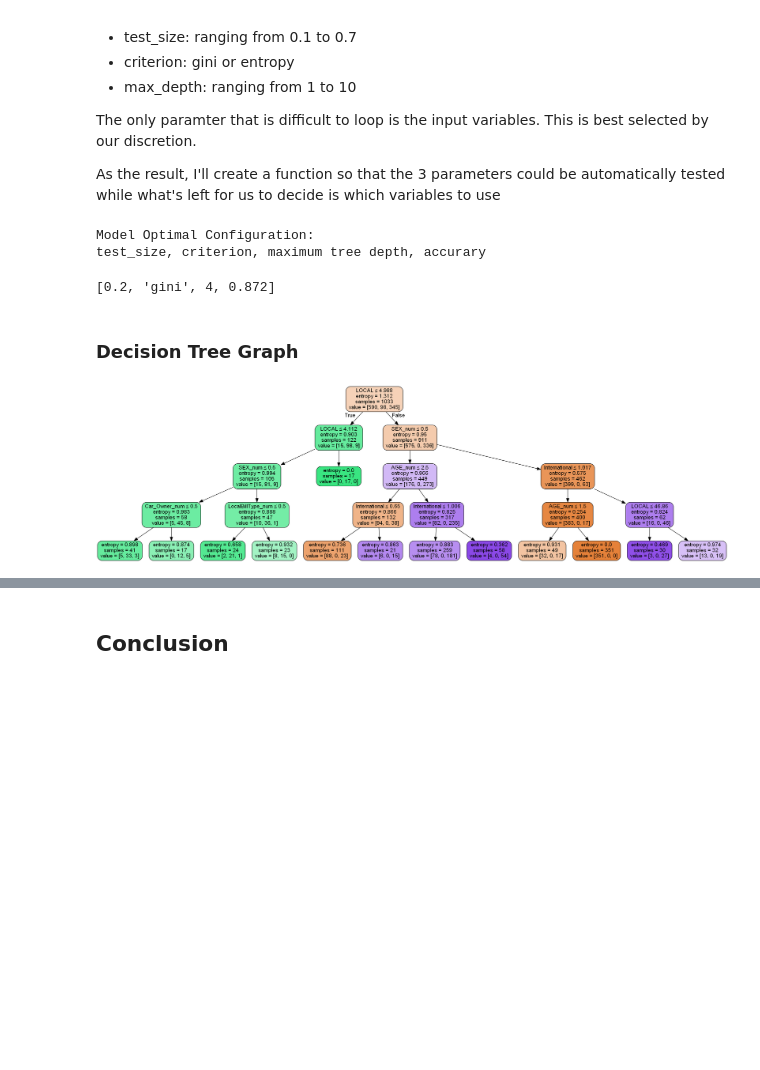
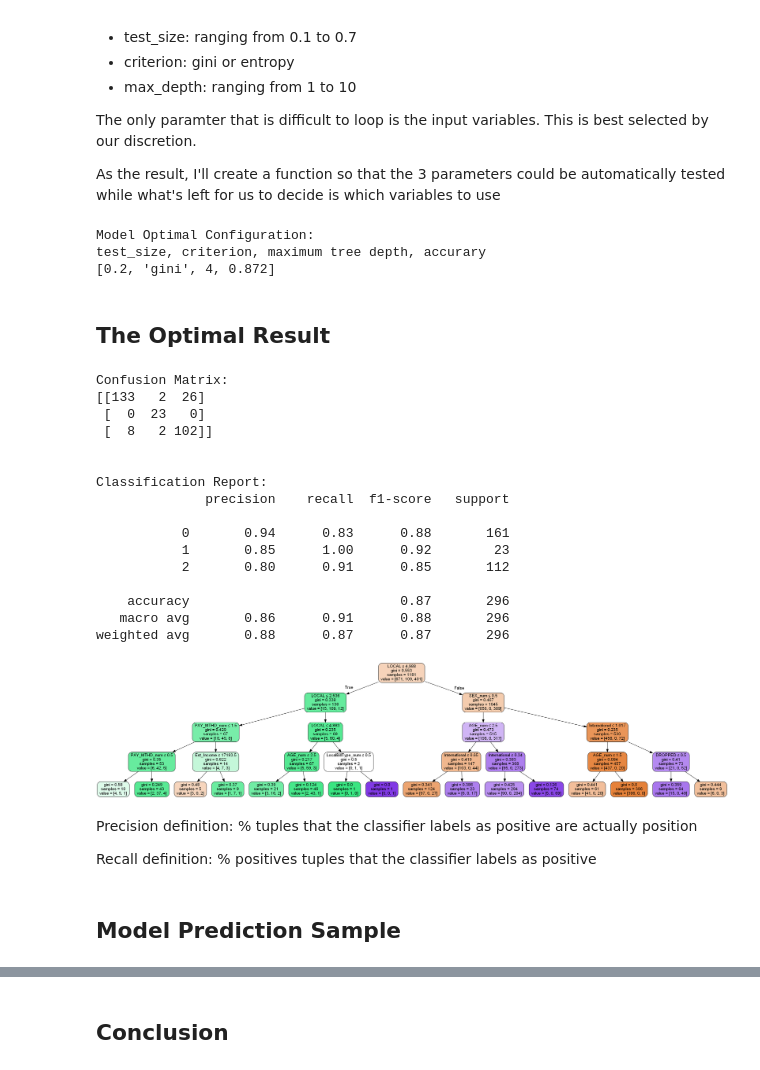
Before and after one commit to dqa611/Churn_predictive_analysis, a Jupyter notebook: Churn_predictive_analysis.ipynb, the cells around one changed output, grey strips where cells are left out. Saved outputs shown, nothing was run; the diff lists cells and outputs as text; code cells hidden in the pictures; blank space fills up the shorter version.

```diff
--- a/Churn_predictive_analysis.ipynb
+++ b/Churn_predictive_analysis.ipynb
@@ -18,3 +19,5 @@ df = pd.read_csv("C:/Users/anhqu/OneDrive/Desktop/QAs/QA_dataset/churn.csv")
+# %%
+df = pd.read_csv("https://raw.githubusercontent.com/dqa611/Churn_predictive_analysis/master/churn.csv")
 # %% [markdown]
 ## Data Sample
 # %%
@@ -152,7 +160,7 @@ def decision_tree_opt(input_cols):
     # Loop to insert input combination into the model
     for u in test_size:
         X_train, X_test, y_train, y_test = train_test_split(X, y, test_size=u, random_state=1)
-        for i in input_critertion:
+        for i in input_criterion:
             for o in input_max_depth:
                 # Create Decision Tree classifer object
                 clf = DecisionTreeClassifier(criterion=i, max_depth=o)
@@ -173,30 +181,64 @@ def decision_tree_opt(input_cols):
     print('Model Optimal Configuration: ')
     print('test_size, criterion, maximum tree depth, accurary')
     return optimal_config
-# %%
-decision_tree_opt(input_cols)
-# %% [output]
-Model Optimal Configuration:
-test_size, criterion, maximum tree depth, accurary
-[0.2, 'gini', 4, 0.872]
-# %% [markdown]
-### Decision Tree Graph
+# %%
+optimal_config = decision_tree_opt(input_cols)
+print(optimal_config)
+# %% [output]
+Model Optimal Configuration:
+test_size, criterion, maximum tree depth, accurary
+[0.2, 'gini', 4, 0.872]
+# %% [markdown]
+## The Optimal Result
 # %%
-clf = DecisionTreeClassifier(criterion=optimal_config[0], max_depth=optimal_config[1])
+X = df[input_cols]
+y = df.CHURNED_num
+X_train, X_test, y_train, y_test = train_test_split(X, y, test_size=optimal_config[0], random_state=1)
+
+
+clf = DecisionTreeClassifier(criterion=optimal_config[1], max_depth=optimal_config[2])
 
 # Train Decision Tree Classifer
 clf = clf.fit(X_train,y_train)
 
 # Predict the response for test dataset
 y_pred = clf.predict(X_test)
 
 # Graph the model
 dot_data = StringIO()
 export_graphviz(clf, out_file=dot_data,
                 filled=True, rounded=True,
                 special_characters=True,feature_names = input_cols)
 
+print('Confusion Matrix: ')
+print(confusion_matrix(y_test, y_pred))
+print('\n')
+print('Classification Report: ')
+print(classification_report(y_test, y_pred))
+
 graph = pydotplus.graph_from_dot_data(dot_data.getvalue())
 Image(graph.create_png())
 # %% [output]
+Confusion Matrix:
+[[133   2  26]
+ [  0  23   0]
+ [  8   2 102]]
+
+
+Classification Report:
+              precision    recall  f1-score   support
+
+           0       0.94      0.83      0.88       161
+           1       0.85      1.00      0.92        23
+           2       0.80      0.91      0.85       112
+
+    accuracy                           0.87       296
+   macro avg       0.86      0.91      0.88       296
+weighted avg       0.88      0.87      0.87       296
-[figure, old version]
+[figure, new version]
+# %% [markdown]
+Precision definition: % tuples that the classifier labels as positive are actually position
+
+Recall definition: % positives tuples that the classifier labels as positive
+# %% [markdown]
+## Model Prediction Sample
```
Also changed, not shown: parts of 14 cells of this notebook.
